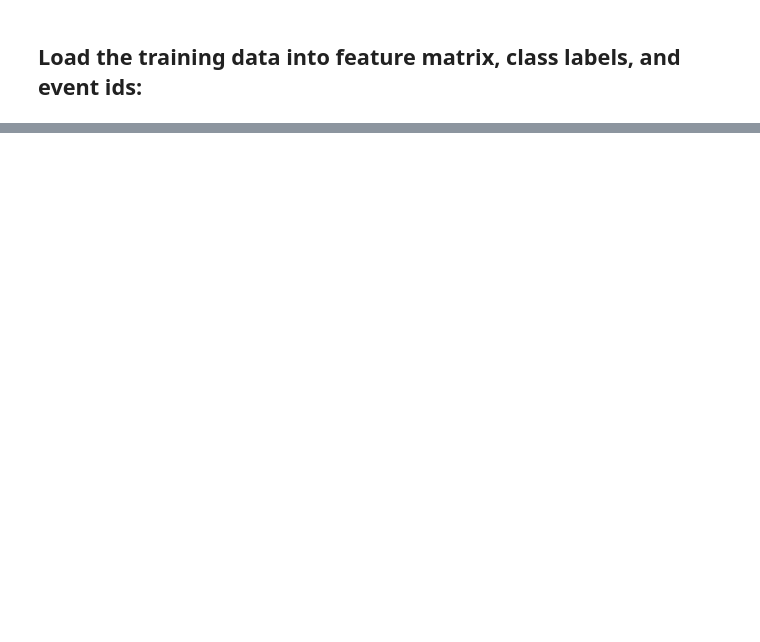
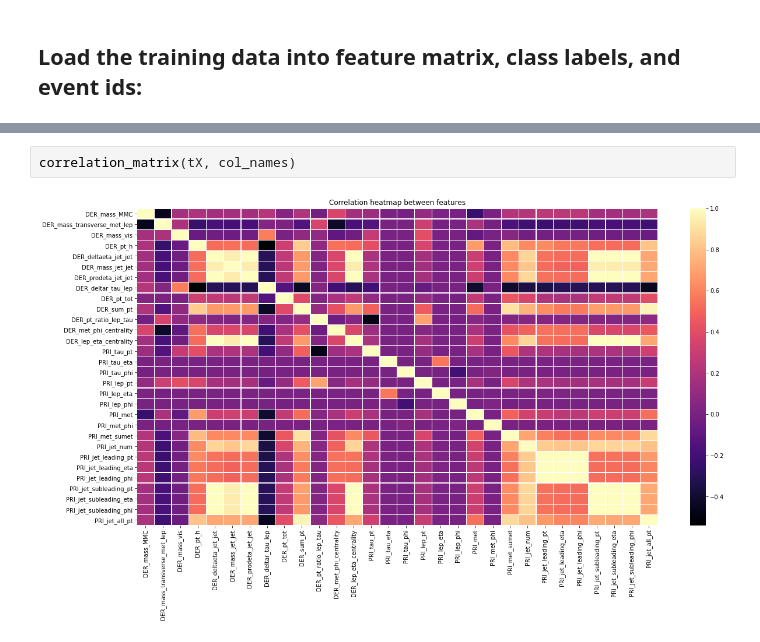
Before and after one commit to epfml/ML_course, a Jupyter notebook: projects/project1/scripts/project1.ipynb, the cells around one changed output, grey strips where cells are left out. Saved outputs shown, nothing was run; the diff lists cells and outputs as text; blank space fills up the shorter version.

```diff
--- a/projects/project1/scripts/project1.ipynb
+++ b/projects/project1/scripts/project1.ipynb
@@ -24,0 +112,4 @@ create_csv_submission(ids_test, y_pred, OUTPUT_PATH)
+# %%
+correlation_matrix(tX, col_names)
+# %% [output]
+[figure, added]
```
Also changed, not shown: parts of 111 cells of this notebook, 9 other files.
